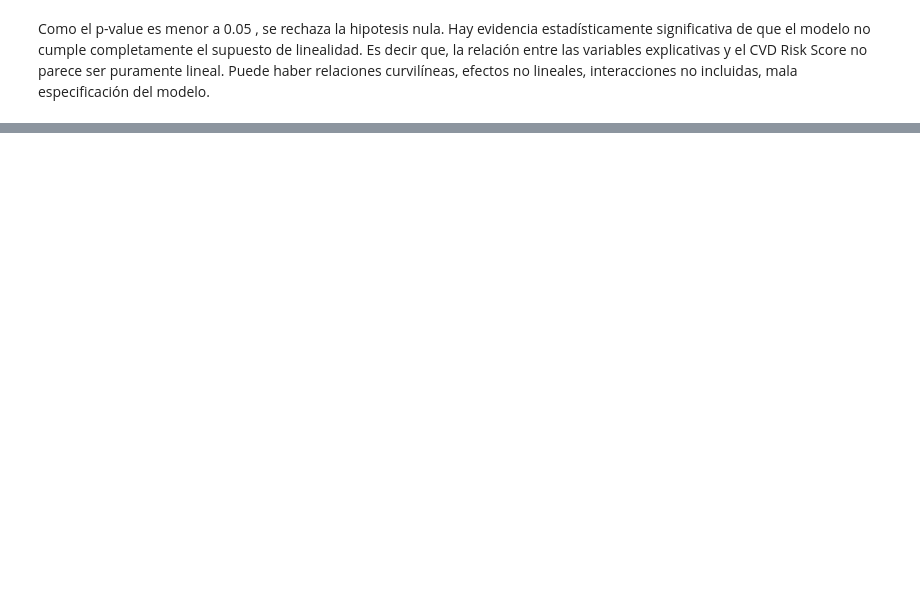
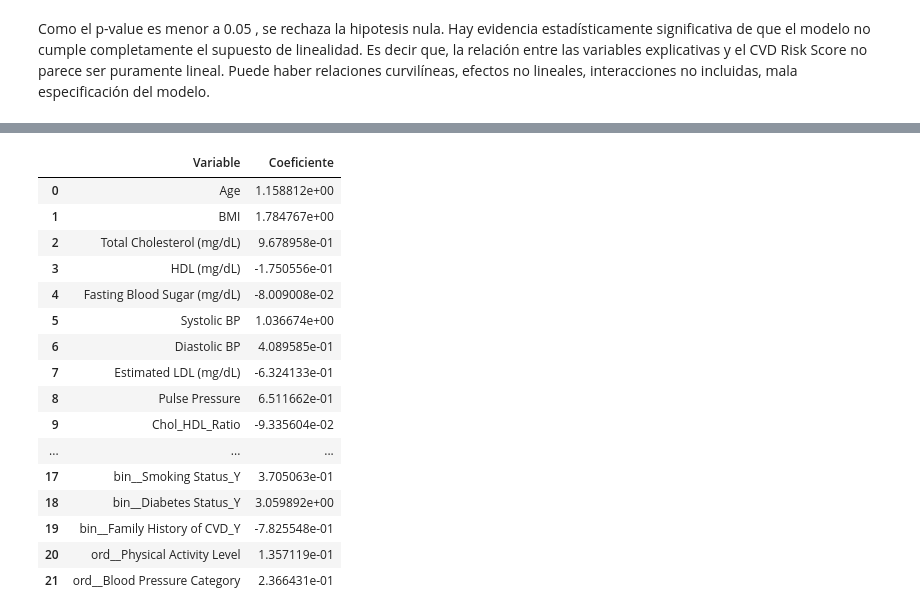
Before and after one commit to maria366p/Taller-1_AprendizajeMaquina, a Jupyter notebook: taller1.ipynb, the cells around one changed output, grey strips where cells are left out. Saved outputs shown, nothing was run; the diff lists cells and outputs as text; code cells hidden in the pictures; blank space fills up the shorter version.

```diff
--- a/taller1.ipynb
+++ b/taller1.ipynb
@@ -1446,0 +1529,11 @@ Como el p-value es menor a 0.05 , se rechaza la hipotesis nula. Hay evidencia es
+# %%
+from sklearn.compose import ColumnTransformer
+
+
+preprocessor = ColumnTransformer(
+    transformers=[
+        ("num", numeric_transformer, numeric_features),
+        ("bin", binary_transformer, binary_features),
+        ("ord", ordinal_transformer, ordinal_features)
+    ]
+)
@@ -1446,0 +1587,52 @@ Como el p-value es menor a 0.05 , se rechaza la hipotesis nula. Hay evidencia es
+# %%
+Xt_train = pipeline_regresion.fit_transform(X_train)
+
+feature_names = pipeline_regresion.named_steps["preprocess"].get_feature_names_out()
+
+Xt_train_df = pd.DataFrame(
+    Xt_train.toarray() if hasattr(Xt_train, "toarray") else Xt_train,
+    columns=feature_names,
+    index=X_train.index
+)
+Xt_train_df.head()
+
+Modelo = LinearRegression()
+
+Modelo.fit(Xt_train_df,y_train)
+y_train_pred = Modelo.predict(Xt_train_df)
+mae_train = mean_absolute_error(y_train, y_train_pred)
+print("MAE  train:", mae_train)
+mse_train = mean_squared_error(y_train, y_train_pred)
+rmse_train = np.sqrt(mse_train)
+print("RMSE train:", rmse_train)
+r2_train = r2_score(y_train, y_train_pred)
+print("R²   train:", r2_train)
+Xt_test = pipeline_regresion.transform(X_test)
+feature_names = pipeline_regresion.named_steps["preprocess"].get_feature_names_out()
+Xt_test_df = pd.DataFrame(
+    Xt_test.toarray() if hasattr(Xt_test, "toarray") else Xt_test,
+    columns=feature_names,
+    index=X_test.index
+)
+y_test_pred = Modelo.predict(Xt_test_df)
+mae_test = mean_absolute_error(y_test, y_test_pred)
+print("MAE  test :", mae_test)
+mse_test = mean_squared_error(y_test, y_test_pred)
+rmse_test = np.sqrt(mse_test)
+print("RMSE test :", rmse_test)
+r2_test = r2_score(y_test, y_test_pred)
+print("R²   test :", r2_test)
+
+#Analisis coeficientes
+print("Intercepto:", Modelo.intercept_)
+feature_names = pipeline_regresion.named_steps["preprocess"].get_feature_names_out()
+feature_names = [
+    name.replace("num__", "").replace("cat__", "")
+    for name in feature_names
+]
+coef_df = pd.DataFrame({
+    "Variable": feature_names,
+    "Coeficiente": Modelo.coef_
+})
+coef_df
+# %% [output]
@@ -1446,0 +1646,17 @@ Como el p-value es menor a 0.05 , se rechaza la hipotesis nula. Hay evidencia es
+|  | Variable | Coeficiente |
+| 0 | Age | 1.158812e+00 |
+| 1 | BMI | 1.784767e+00 |
+| 2 | Total Cholesterol (mg/dL) | 9.678958e-01 |
+| 3 | HDL (mg/dL) | -1.750556e-01 |
+| 4 | Fasting Blood Sugar (mg/dL) | -8.009008e-02 |
+| 5 | Systolic BP | 1.036674e+00 |
+| 6 | Diastolic BP | 4.089585e-01 |
+| 7 | Estimated LDL (mg/dL) | -6.324133e-01 |
+| 8 | Pulse Pressure | 6.511662e-01 |
+| 9 | Chol_HDL_Ratio | -9.335604e-02 |
+| ... | ... | ... |
+| 17 | bin__Smoking Status_Y | 3.705063e-01 |
+| 18 | bin__Diabetes Status_Y | 3.059892e+00 |
+| 19 | bin__Family History of CVD_Y | -7.825548e-01 |
+| 20 | ord__Physical Activity Level | 1.357119e-01 |
+| 21 | ord__Blood Pressure Category | 2.366431e-01 |
```
Also changed, not shown: parts of 26 cells of this notebook, 1 other file.
